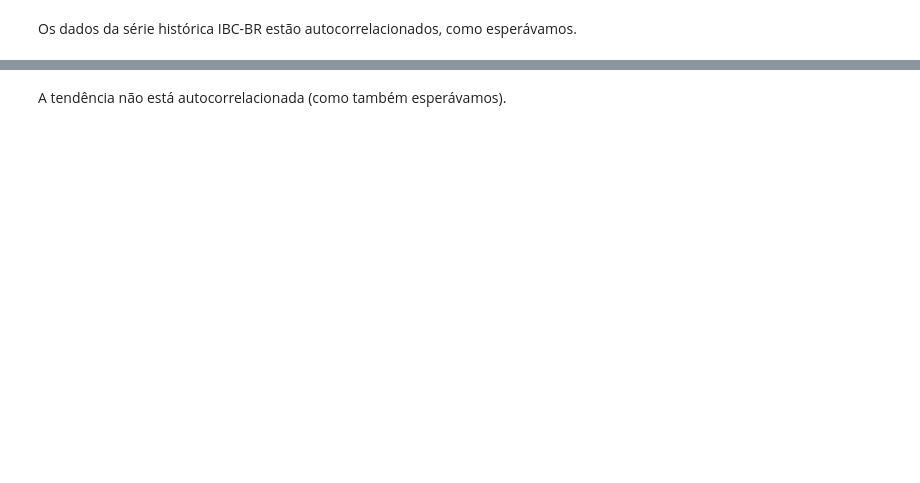
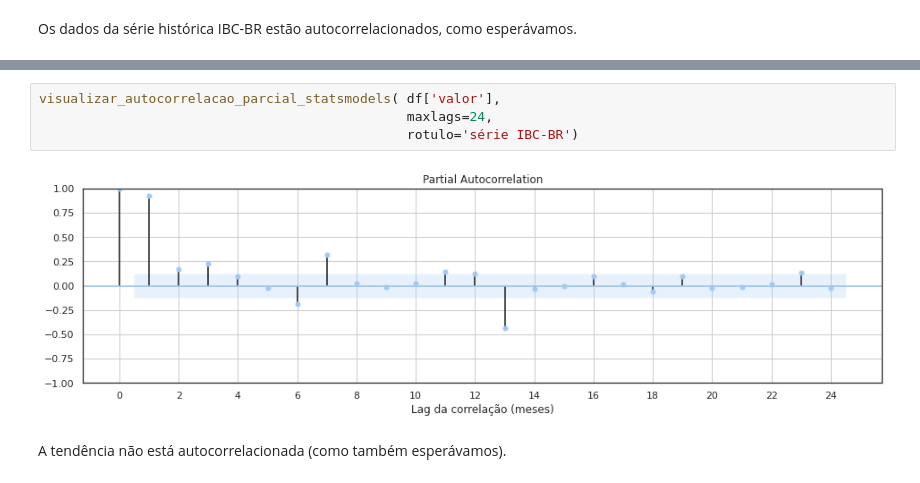
Before and after one commit to dev-alexmc/bimaster-proj, a Jupyter notebook: ibc_br_analise_serie.ipynb, the cells around one changed output, grey strips where cells are left out. Drawn from its saved outputs; the diff is of its cells as text; blank space fills up the shorter version.

```diff
--- a/ibc_br_analise_serie.ipynb
+++ b/ibc_br_analise_serie.ipynb
@@ -534,3 +581,9 @@ visualizar_autocorrelacao(df['valor'],
+# %%
+visualizar_autocorrelacao_parcial_statsmodels( df['valor'],
+                                               maxlags=24,
+                                               rotulo='série IBC-BR')
+# %% [output]
+[figure, added]
 # %% [markdown]
 A tendência não está autocorrelacionada (como também esperávamos).
 # %%
```
Also changed, not shown: parts of 51 cells of this notebook, 4 other files.
